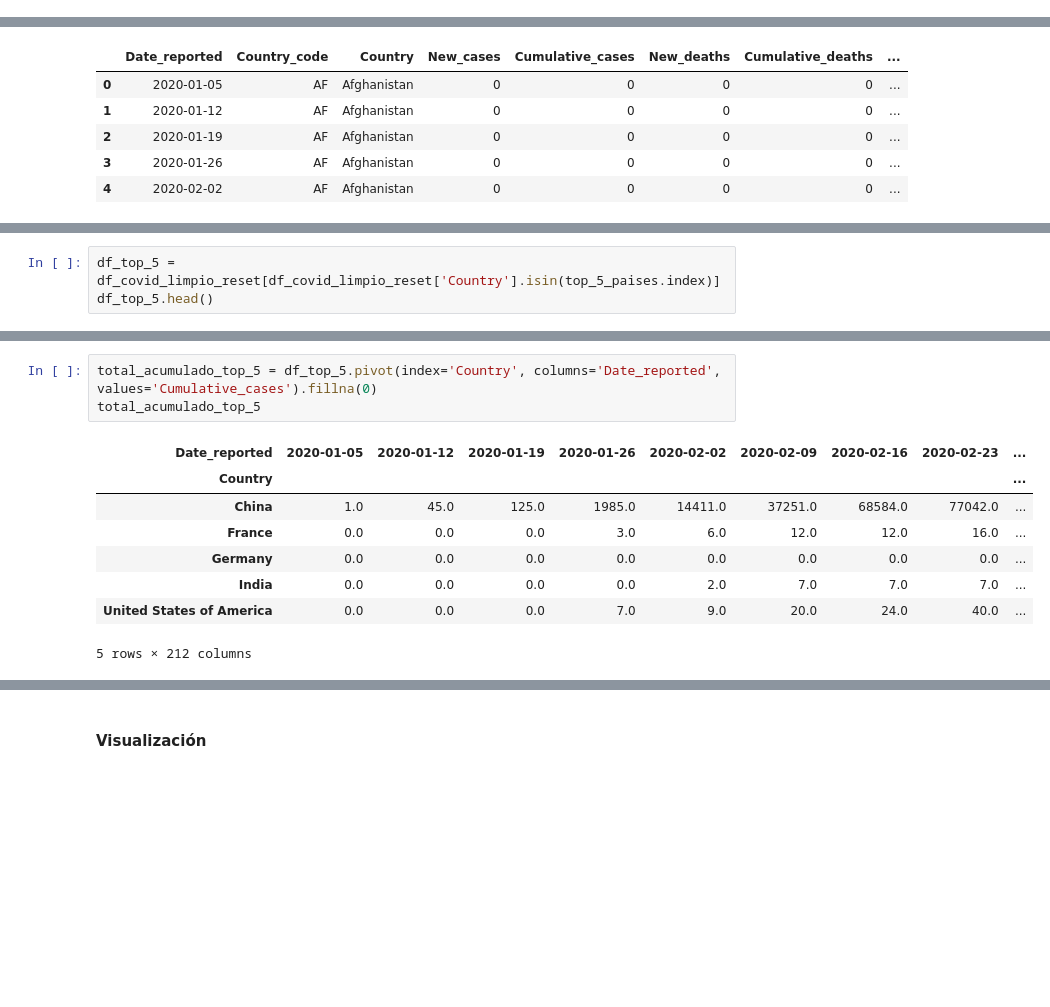
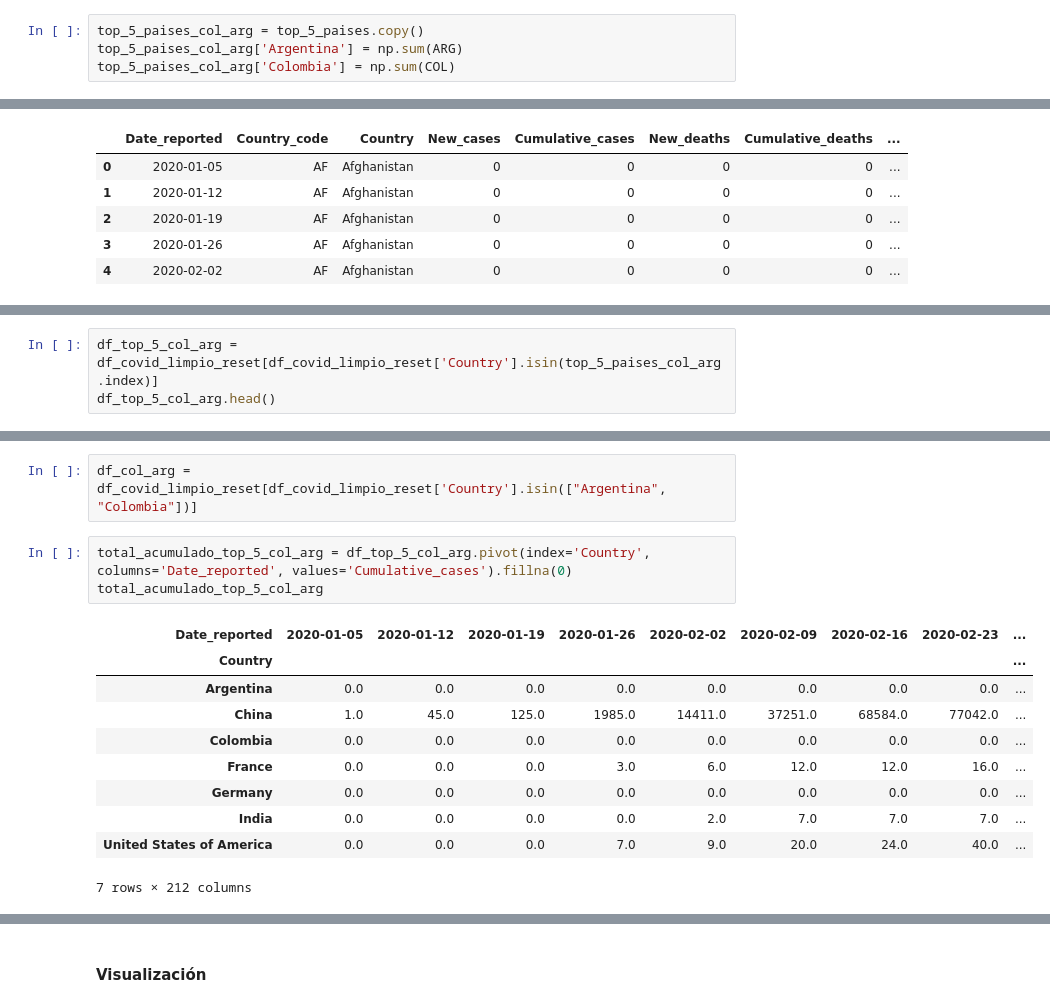
Before and after one commit to pabloing93/covid19-analysis, a Jupyter notebook: COVID19_Analysis.ipynb, the cells around one changed output, grey strips where cells are left out. Cells and saved outputs as stored; diff of their text form; blank space fills up the shorter version.

```diff
--- a/COVID19_Analysis.ipynb
+++ b/COVID19_Analysis.ipynb
@@ -548,3 +550,7 @@ India                        45023751
 France                       38997490
 Germany                      38437756
 Name: Cumulative_cases, dtype: int64
+# %%
+top_5_paises_col_arg = top_5_paises.copy()
+top_5_paises_col_arg['Argentina'] = np.sum(ARG)
+top_5_paises_col_arg['Colombia'] = np.sum(COL)
@@ -561,5 +600,5 @@ df_covid_limpio_reset.head()
 # %%
-df_top_5 = df_covid_limpio_reset[df_covid_limpio_reset['Country'].isin(top_5_paises.index)]
-df_top_5.head()
+df_top_5_col_arg = df_covid_limpio_reset[df_covid_limpio_reset['Country'].isin(top_5_paises_col_arg.index)]
+df_top_5_col_arg.head()
 # %% [output]
 |  | Date_reported | Country_code | Country | New_cases | Cumulative_cases | New_deaths | Cumulative_deaths | ... |
@@ -571,12 +610,16 @@ df_top_5.head()
+# %%
+df_col_arg = df_covid_limpio_reset[df_covid_limpio_reset['Country'].isin(["Argentina", "Colombia"])]
 # %%
-total_acumulado_top_5 = df_top_5.pivot(index='Country', columns='Date_reported', values='Cumulative_cases').fillna(0)
-total_acumulado_top_5
+total_acumulado_top_5_col_arg = df_top_5_col_arg.pivot(index='Country', columns='Date_reported', values='Cumulative_cases').fillna(0)
+total_acumulado_top_5_col_arg
 # %% [output]
 | Date_reported | 2020-01-05 | 2020-01-12 | 2020-01-19 | 2020-01-26 | 2020-02-02 | 2020-02-09 | 2020-02-16 | 2020-02-23 | ... |
 | Country |  |  |  |  |  |  |  |  | ... |
+| Argentina | 0.0 | 0.0 | 0.0 | 0.0 | 0.0 | 0.0 | 0.0 | 0.0 | ... |
 | China | 1.0 | 45.0 | 125.0 | 1985.0 | 14411.0 | 37251.0 | 68584.0 | 77042.0 | ... |
+| Colombia | 0.0 | 0.0 | 0.0 | 0.0 | 0.0 | 0.0 | 0.0 | 0.0 | ... |
 | France | 0.0 | 0.0 | 0.0 | 3.0 | 6.0 | 12.0 | 12.0 | 16.0 | ... |
 | Germany | 0.0 | 0.0 | 0.0 | 0.0 | 0.0 | 0.0 | 0.0 | 0.0 | ... |
 | India | 0.0 | 0.0 | 0.0 | 0.0 | 2.0 | 7.0 | 7.0 | 7.0 | ... |
 | United States of America | 0.0 | 0.0 | 0.0 | 7.0 | 9.0 | 20.0 | 24.0 | 40.0 | ... |
-5 rows × 212 columns
+7 rows × 212 columns
```
Also changed, not shown: parts of 13 cells of this notebook.
